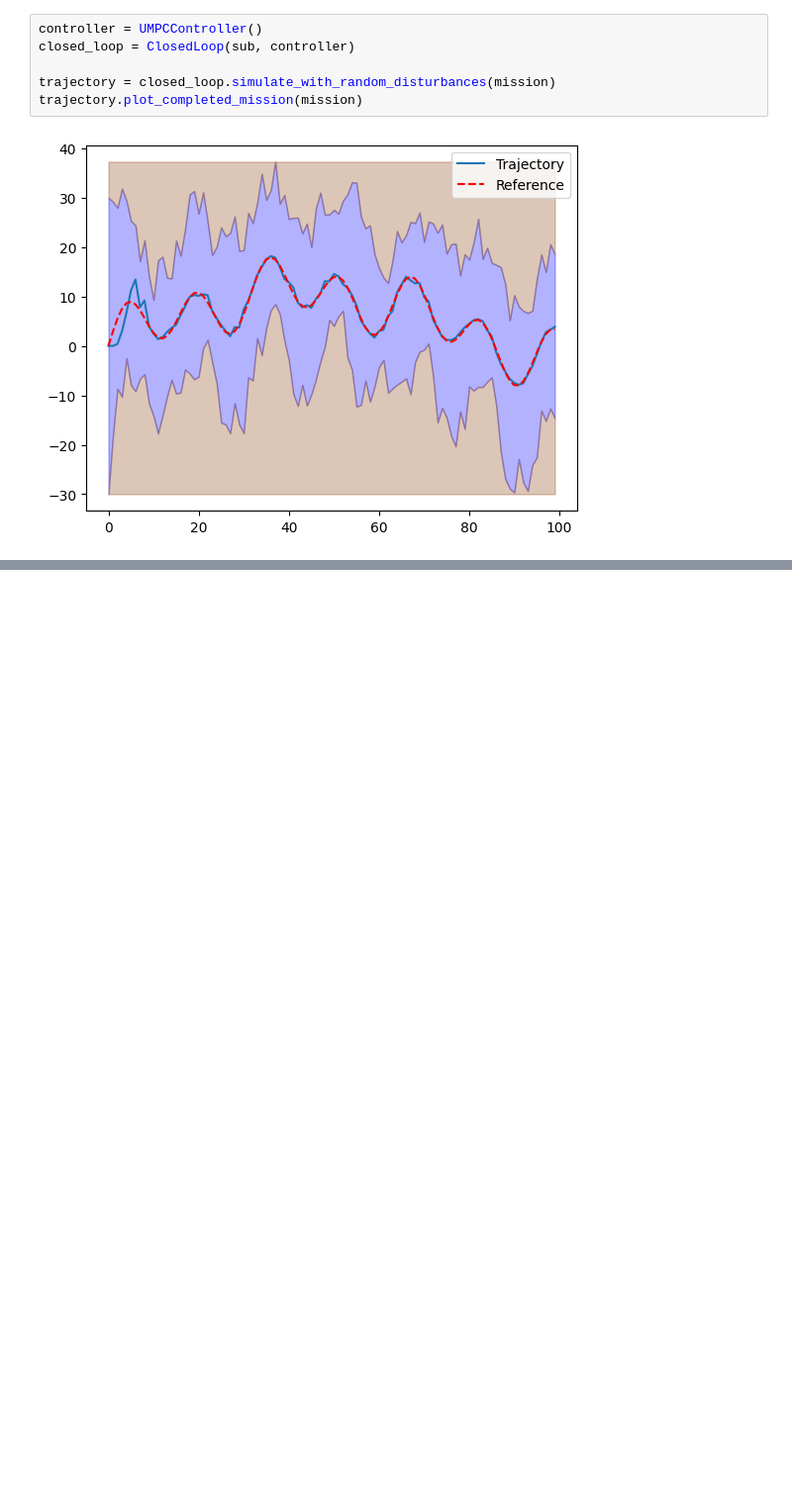
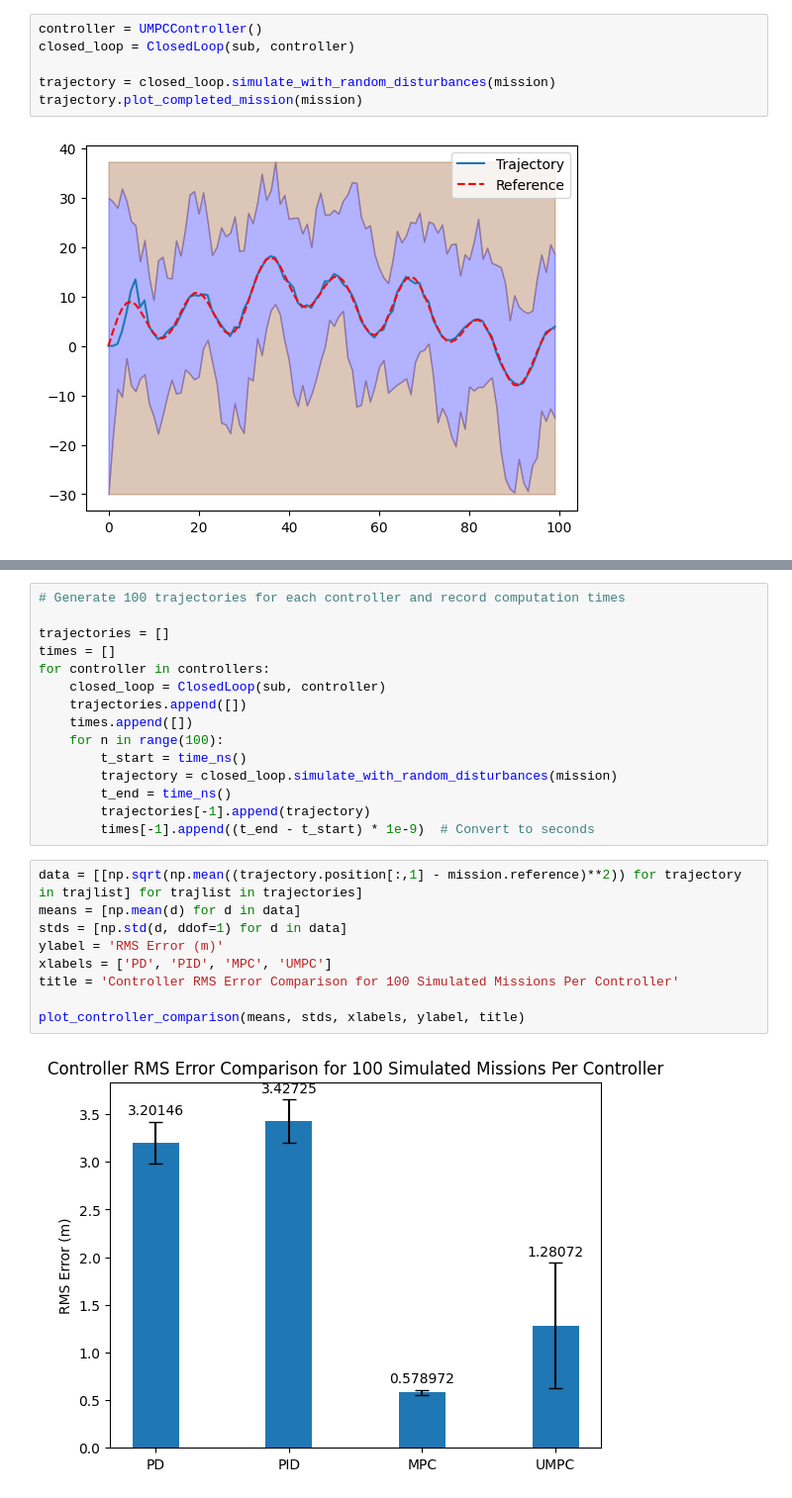
Before and after one commit to ZaheenA-Rahman/b1-coding-practical-mt24, a Jupyter notebook: notebooks/demo.ipynb, the cells around one changed output, grey strips where cells are left out. Shown: that part at 99% size. Cells and saved outputs as stored; diff of their text form; blank space fills up the shorter version.

```diff
--- a/notebooks/demo.ipynb
+++ b/notebooks/demo.ipynb
@@ -77,0 +82,26 @@ plot_multiple_trajectories(trajectories, names, mission)
+# %%
+# Generate 100 trajectories for each controller and record computation times
+
+trajectories = []
+times = []
+for controller in controllers:
+    closed_loop = ClosedLoop(sub, controller)
+    trajectories.append([])
+    times.append([])
+    for n in range(100):
+        t_start = time_ns()
+        trajectory = closed_loop.simulate_with_random_disturbances(mission)
+        t_end = time_ns()
+        trajectories[-1].append(trajectory)
+        times[-1].append((t_end - t_start) * 1e-9)  # Convert to seconds
+# %%
+data = [[np.sqrt(np.mean((trajectory.position[:,1] - mission.reference)**2)) for trajectory in trajlist] for trajlist in trajectories]
+means = [np.mean(d) for d in data]
+stds = [np.std(d, ddof=1) for d in data]
+ylabel = 'RMS Error (m)'
+xlabels = ['PD', 'PID', 'MPC', 'UMPC']
+title = 'Controller RMS Error Comparison for 100 Simulated Missions Per Controller'
+
+plot_controller_comparison(means, stds, xlabels, ylabel, title)
+# %% [output]
+[figure, added]
```
Also changed, not shown: parts of 4 cells of this notebook, 1 other file.
